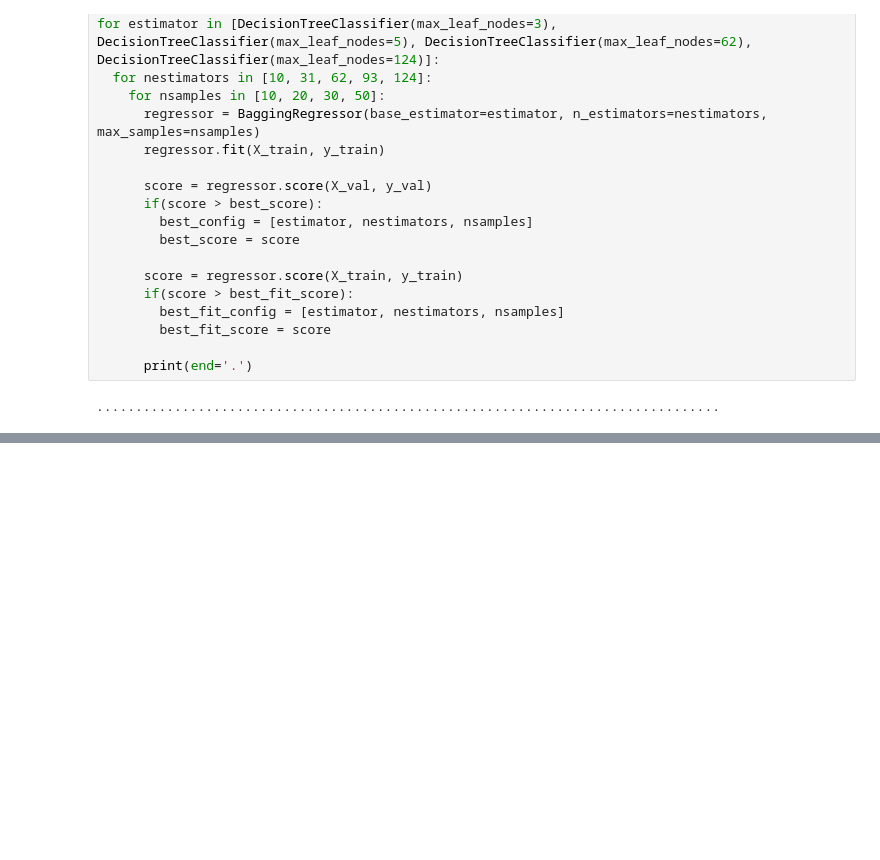
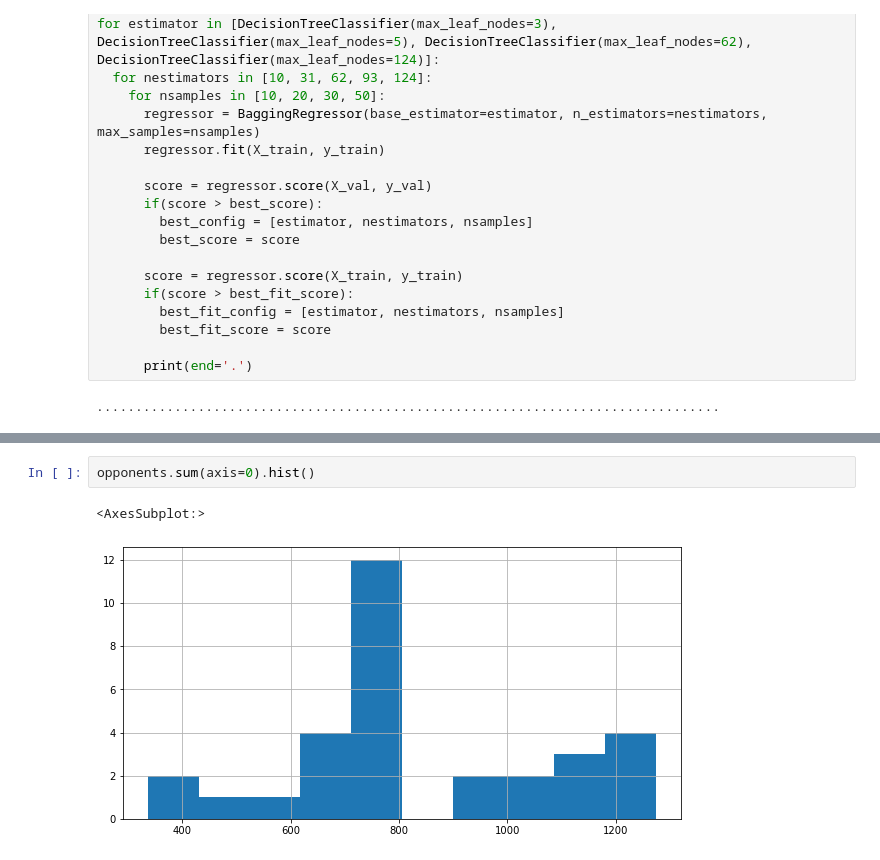
Before and after one commit to Eric-w-H/ORIE4741_Project, a Jupyter notebook: models/last-n-games-scores-only.ipynb, the cells around one changed output, grey strips where cells are left out. Saved outputs shown, nothing was run; the diff lists cells and outputs as text; blank space fills up the shorter version.

```diff
--- a/models/last-n-games-scores-only.ipynb
+++ b/models/last-n-games-scores-only.ipynb
@@ -200,0 +238,5 @@ array([[0.5, 0. , 0.5]])
+# %%
+opponents.sum(axis=0).hist()
+# %% [output]
+<AxesSubplot:>
+[figure, added]
```
Also changed, not shown: parts of 17 cells of this notebook, 1 other file.
